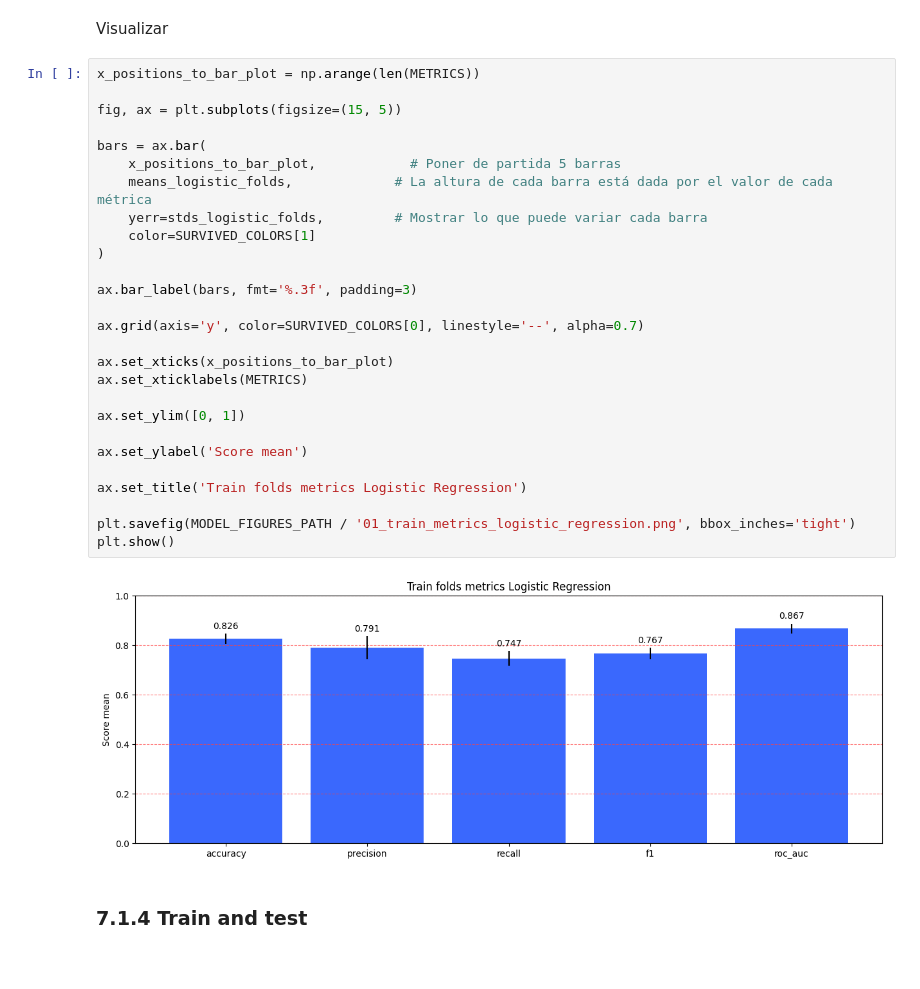
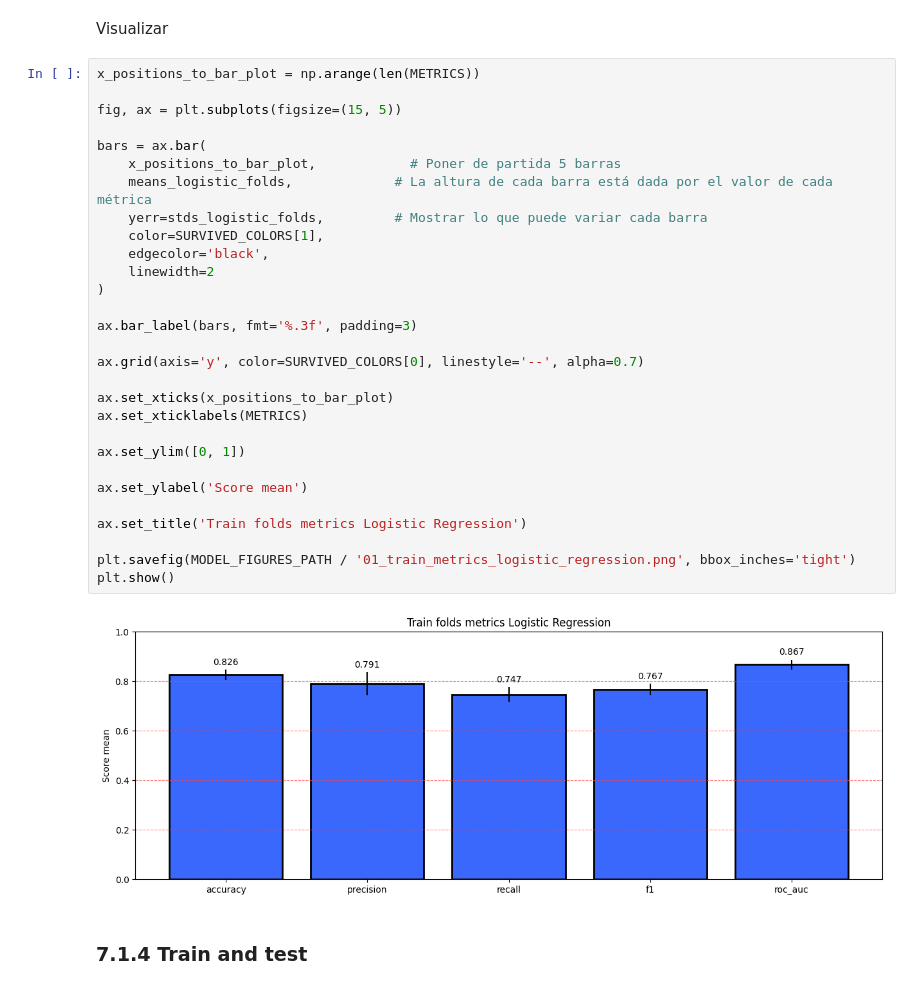
Before and after one commit to charligram/2_titanic, a Jupyter notebook: notebooks/03_modeling.ipynb, the cells around one changed output. Saved outputs shown, nothing was run; the diff lists cells and outputs as text.

```diff
--- a/notebooks/03_modeling.ipynb
+++ b/notebooks/03_modeling.ipynb
@@ -199,32 +199,34 @@ Visualizar
 # %%
 x_positions_to_bar_plot = np.arange(len(METRICS))
 
 fig, ax = plt.subplots(figsize=(15, 5))
 
 bars = ax.bar(
     x_positions_to_bar_plot,            # Poner de partida 5 barras
     means_logistic_folds,             # La altura de cada barra está dada por el valor de cada métrica
     yerr=stds_logistic_folds,         # Mostrar lo que puede variar cada barra
-    color=SURVIVED_COLORS[1]
+    color=SURVIVED_COLORS[1],
+    edgecolor='black',
+    linewidth=2
 )
 
 ax.bar_label(bars, fmt='%.3f', padding=3)
 
 ax.grid(axis='y', color=SURVIVED_COLORS[0], linestyle='--', alpha=0.7)
 
 ax.set_xticks(x_positions_to_bar_plot)
 ax.set_xticklabels(METRICS)
 
 ax.set_ylim([0, 1])
 
 ax.set_ylabel('Score mean')
 
 ax.set_title('Train folds metrics Logistic Regression')
 
 plt.savefig(MODEL_FIGURES_PATH / '01_train_metrics_logistic_regression.png', bbox_inches='tight')
 plt.show()
 # %% [output]
-[figure, old version]
+[figure, new version]
 # %% [markdown]
 ### 7.1.4 Train and test
 # %% [markdown]
```
Also changed, not shown: parts of 26 cells of this notebook, 14 other files.
